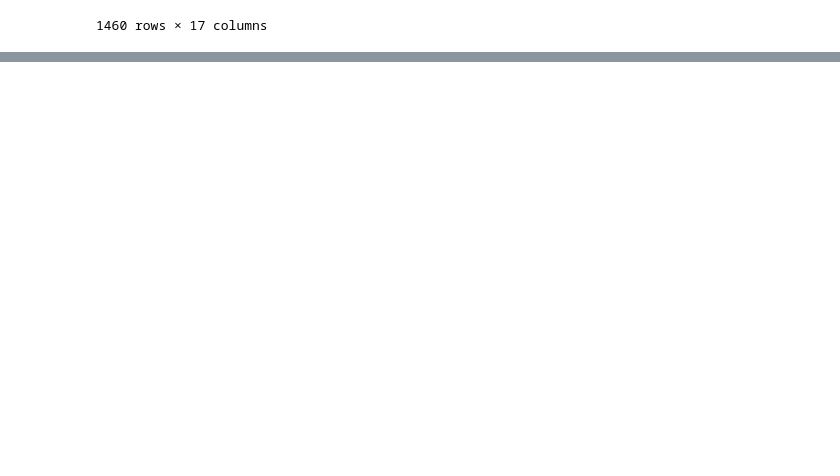
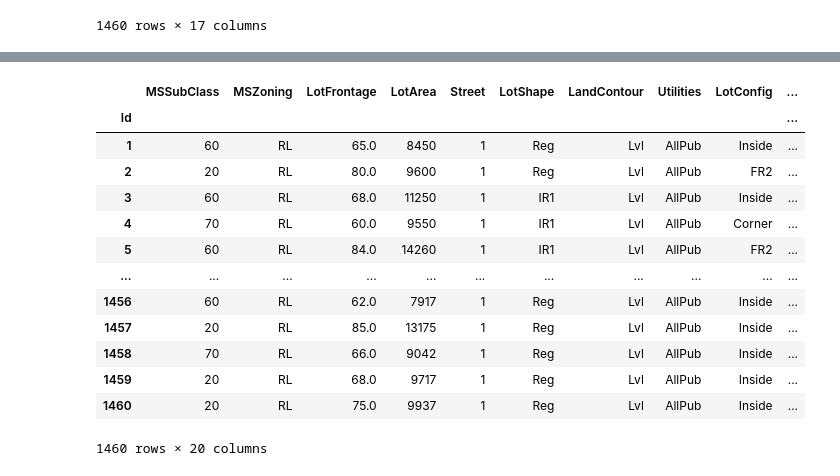
Before and after one commit to Swanger-Iz/ML_projs, a Jupyter notebook: house_prices/house_prices_project.ipynb, the cells around one changed output, grey strips where cells are left out. Drawn from its saved outputs; the diff is of its cells as text; code cells hidden in the pictures; blank space fills up the shorter version.

Commit message:
Completed values groupping, i.e. a few features has a lot of unique values, I reduced from 6-10 to 3-5, also I've started work with outliers

```diff
--- a/house_prices/house_prices_project.ipynb
+++ b/house_prices/house_prices_project.ipynb
@@ -737,0 +835,2 @@ df.iloc[:, 40:60]
+# %%
+df['FireplaceQu'] = df['FireplaceQu'].map(encoding_map)
@@ -754,0 +872,5 @@ df.iloc[:, 60:]
+# %%
+# GarageQual, GarageCond
+
+df['GarageQual'] = df['GarageQual'].map(encoding_map)
+df['GarageCond'] = df['GarageCond'].map(encoding_map)
@@ -754,0 +891,21 @@ df.iloc[:, 60:]
+# %%
+df['SaleType'] = df['SaleType'].apply(lambda x: x if x in df['SaleType'].value_counts().head(2).index else 'Other')
+# %%
+df.SaleCondition = df.SaleCondition.apply(lambda x: x if x in df.SaleCondition.value_counts().head(3).index else 'Other').value_counts()
+# %%
+df.iloc[:, :20]
+# %% [output]
+|  | MSSubClass | MSZoning | LotFrontage | LotArea | Street | LotShape | LandContour | Utilities | LotConfig | ... |
+| Id |  |  |  |  |  |  |  |  |  | ... |
+| 1 | 60 | RL | 65.0 | 8450 | 1 | Reg | Lvl | AllPub | Inside | ... |
+| 2 | 20 | RL | 80.0 | 9600 | 1 | Reg | Lvl | AllPub | FR2 | ... |
+| 3 | 60 | RL | 68.0 | 11250 | 1 | IR1 | Lvl | AllPub | Inside | ... |
+| 4 | 70 | RL | 60.0 | 9550 | 1 | IR1 | Lvl | AllPub | Corner | ... |
+| 5 | 60 | RL | 84.0 | 14260 | 1 | IR1 | Lvl | AllPub | FR2 | ... |
+| ... | ... | ... | ... | ... | ... | ... | ... | ... | ... | ... |
+| 1456 | 60 | RL | 62.0 | 7917 | 1 | Reg | Lvl | AllPub | Inside | ... |
+| 1457 | 20 | RL | 85.0 | 13175 | 1 | Reg | Lvl | AllPub | Inside | ... |
+| 1458 | 70 | RL | 66.0 | 9042 | 1 | Reg | Lvl | AllPub | Inside | ... |
+| 1459 | 20 | RL | 68.0 | 9717 | 1 | Reg | Lvl | AllPub | Inside | ... |
+| 1460 | 20 | RL | 75.0 | 9937 | 1 | Reg | Lvl | AllPub | Inside | ... |
+1460 rows × 20 columns
```
Also changed, not shown: parts of 29 cells of this notebook.
